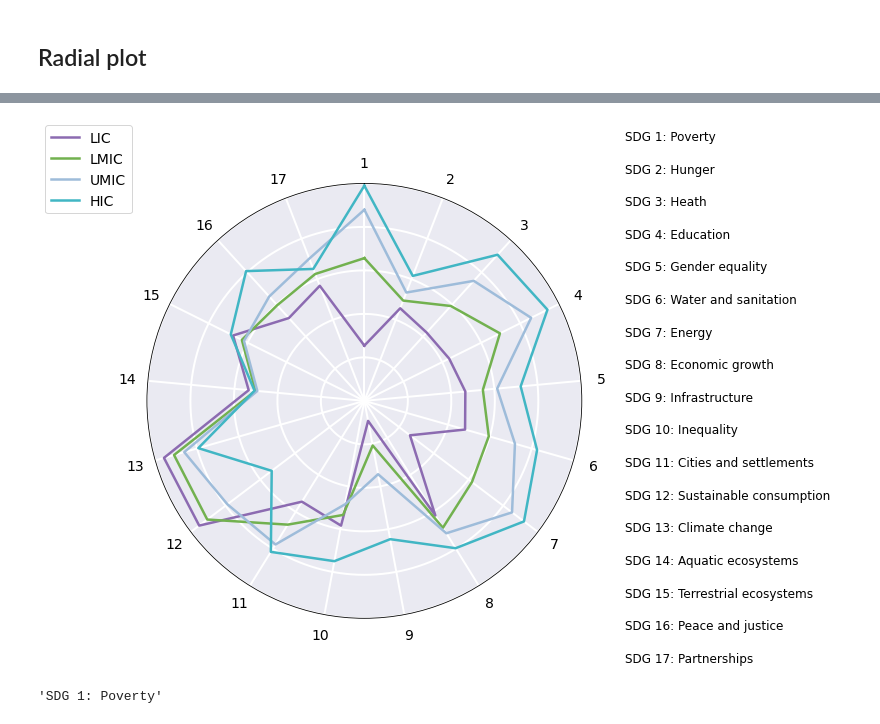
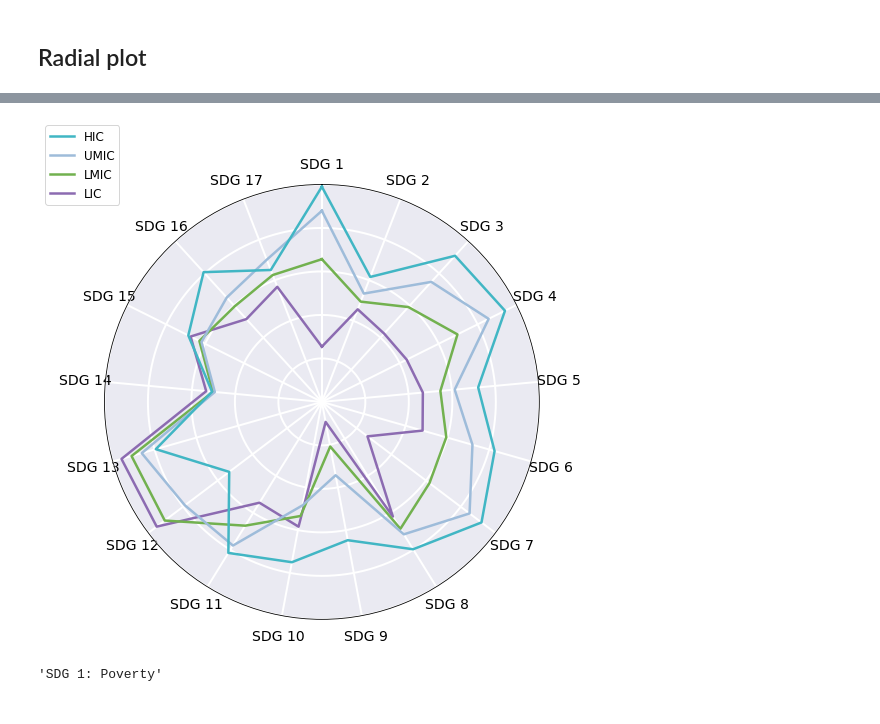
Before and after one commit to emcmd/sdg-dea, a Jupyter notebook: exploratory_analysis.ipynb, the cells around one changed output, grey strips where cells are left out. Saved outputs shown, nothing was run; the diff lists cells and outputs as text; code cells hidden in the pictures.

Commit message:
updated figures for submission

```diff
--- a/exploratory_analysis.ipynb
+++ b/exploratory_analysis.ipynb
@@ -67,7 +67,7 @@ progress_raw = pd.read_excel(fpath,
 # %%
 # process data
 income = inds_econ.loc[:,'Income Group in 2019'] # income categories
-progress = progress_raw.loc[inds.index, :] # remove countries not considered in inds because of missing data
+progress = progress_raw.loc[inds.index, :].copy() # remove countries not considered in inds because of missing data
 progress.columns = range(1,18) # rename columns
 mean_progress = progress.groupby(income).mean()
 mean_progress.index.name = None # remove index name
@@ -111,40 +130,42 @@ ax = fig.add_subplot(111, polar=True)
 
 # first axis on top
 ax.set_theta_offset(np.pi/2)
 ax.set_theta_direction(-1)
 
 # one axis per variable, plus labels
-plt.xticks(angles[:-1], mean_progress.columns, fontsize=14)
+plt.xticks(angles[:-1], [' '.join(('SDG', str(ss))) for ss in mean_progress.columns], fontsize=14, ha='center', va='center')
 
 
 
 ## Add data
 ii = 'LIC'
 for ii, inc in enumerate(mean_progress.index):
     values = mean_progress.loc[inc, :].tolist()
     values += values[:1]
     ax.plot(angles, values, label=inc, color=cmap[ii], linewidth=2.5, zorder=2.5)
 plt.legend(bbox_to_anchor=(-.25,1.15), loc=2, fontsize=14)
+handles, labels = ax.get_legend_handles_labels()
+ax.legend(reversed(handles), reversed(labels), bbox_to_anchor=(-.15,1.15), loc=2, fontsize=12)
 
 # ylabels
 plt.ylim(0,100)
 # plt.yticks([0, 20, 40, 60, 80, 100], ['0', '20', '40', '60', '80', '100'], color='k',fontsize=12)
 plt.yticks([0, 20, 40, 60, 80, 100], ['', '', '', '', '', ''], color='k',fontsize=12)
 ax.set_rlabel_position(0)
 
 ax.tick_params(axis='x', which='major', pad=10)
 ax.set_facecolor(np.divide([234, 234, 242], 255))
 plt.grid(color='w', linewidth=2, zorder=2.5)
 
 # add text
-ystr = [''.join(('SDG ',str(s),': ',goals[ii])) for ii, s in enumerate(mean_progress.columns)]
-yy = np.linspace(1.1,-0.1,17)
-for ii in range(17):
-    ax.text(1.1, yy[ii], ystr[ii], transform=ax.transAxes, fontsize=12)
+# ystr = [''.join(('SDG ',str(s),': ',goals[ii])) for ii, s in enumerate(mean_progress.columns)]
+# yy = np.linspace(1.1,-0.1,17)
+# for ii in range(17):
+#     ax.text(1.1, yy[ii], ystr[ii], transform=ax.transAxes, fontsize=12)
 
-# plt.savefig('figures/progress_rad_text_2.jpg', dpi=600)
+plt.savefig('figures/progress_rad.svg', bbox_inches='tight', dpi=600)
 # %% [output]
-[figure, old version]
+[figure, new version]
 # %%
 ystr[0]
 # %% [output]
```
Also changed, not shown: parts of 11 cells of this notebook.
